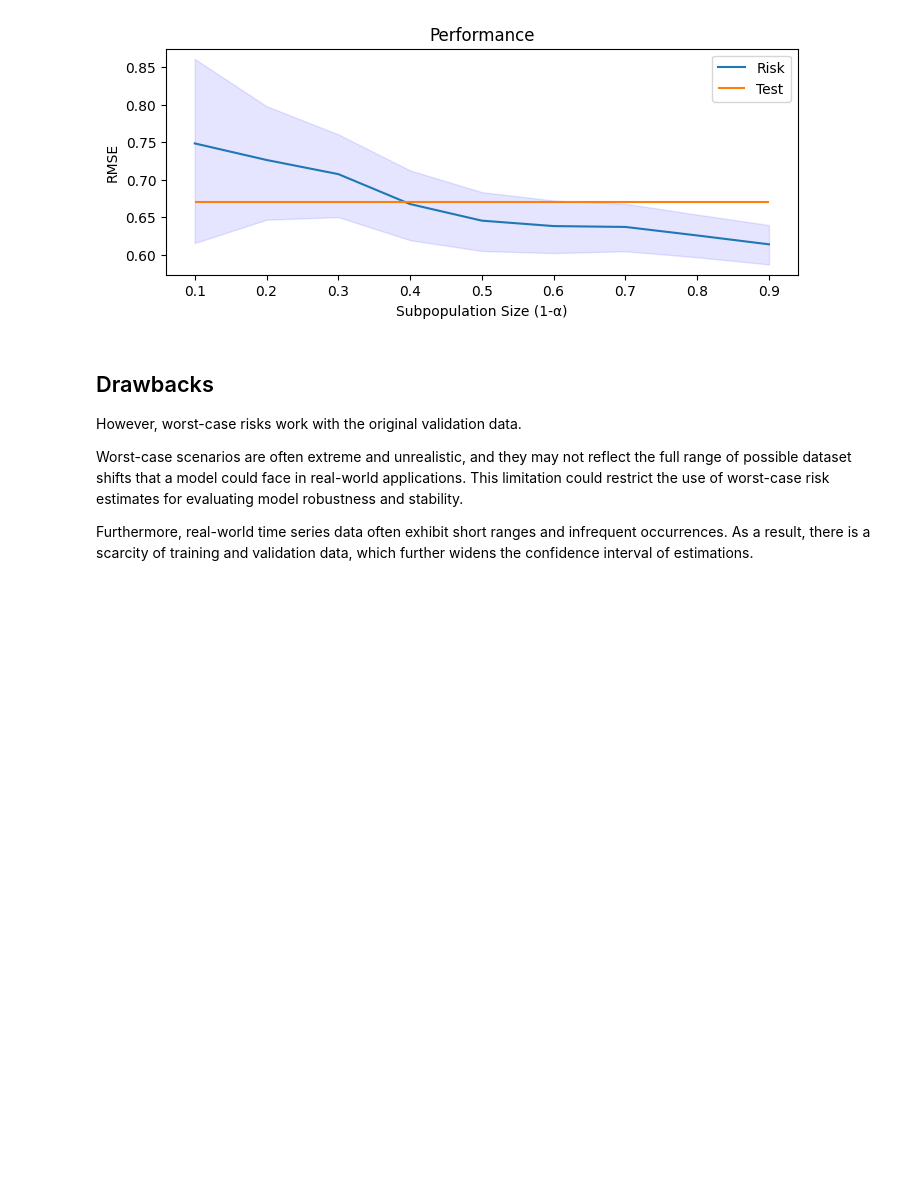
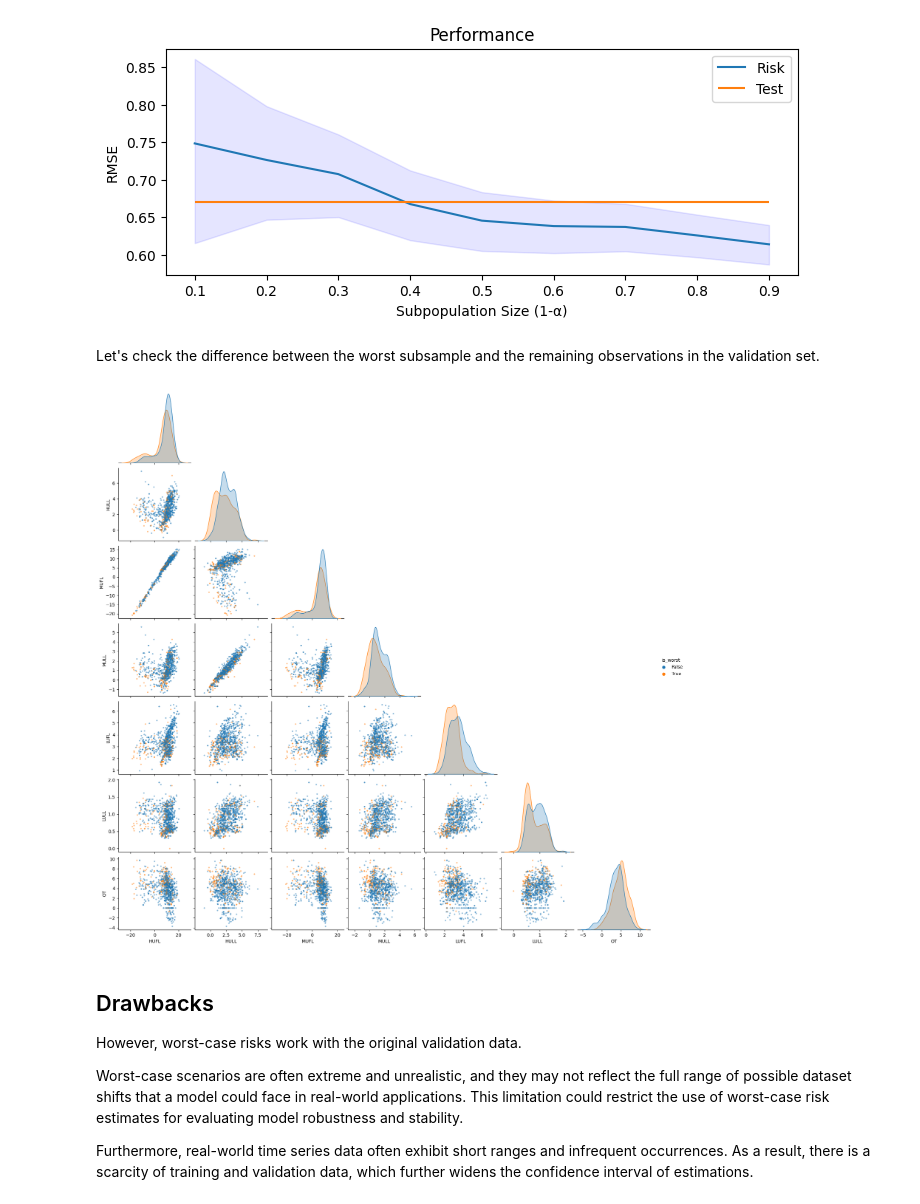
Before and after one commit to airi-industrial-ai/ec23-tutorial, a Jupyter notebook: notebooks/tutorial_part1.ipynb, the cells around one changed output. Saved outputs shown, nothing was run; the diff lists cells and outputs as text; code cells hidden in the pictures; blank space fills up the shorter version.

Commit message:
add worst sample visualization

```diff
--- a/notebooks/tutorial_part1.ipynb
+++ b/notebooks/tutorial_part1.ipynb
@@ -374,6 +374,36 @@ plt.legend()
 # %% [output]
 <matplotlib.legend.Legend at 0x...>
 [figure]
+# %% [markdown]
+Let's check the difference between the worst subsample and the remaining observations in the validation set.
+# %%
+shift_model = ConditionalShiftRisk(
+  alpha=0.4,
+  cv=5,
+  loss_model=LinearRegression(),
+  quantile_model=GradientBoostingRegressor(loss='quantile', alpha=alpha),
+)
+
+shift_model.fit(
+  val_data,
+  mutable,
+  immutable,
+  losses,
+)
+
+val_data["is_worst"] = shift_model.h
+_val_plot = val_data[original_columns + ["is_worst"]].iloc[np.random.randint(len(val_data), size=1000)].copy()
+
+import seaborn as sns
+sns.pairplot(
+    _val_plot,
+    hue='is_worst',
+    corner=True,
+    plot_kws={'edgecolor': 'none', 'alpha': 0.5, "s": 10},
+    diag_kws={'common_norm': False}
+);
+# %% [output]
+[figure, added]
 # %% [markdown]
 ## Drawbacks
 
```
